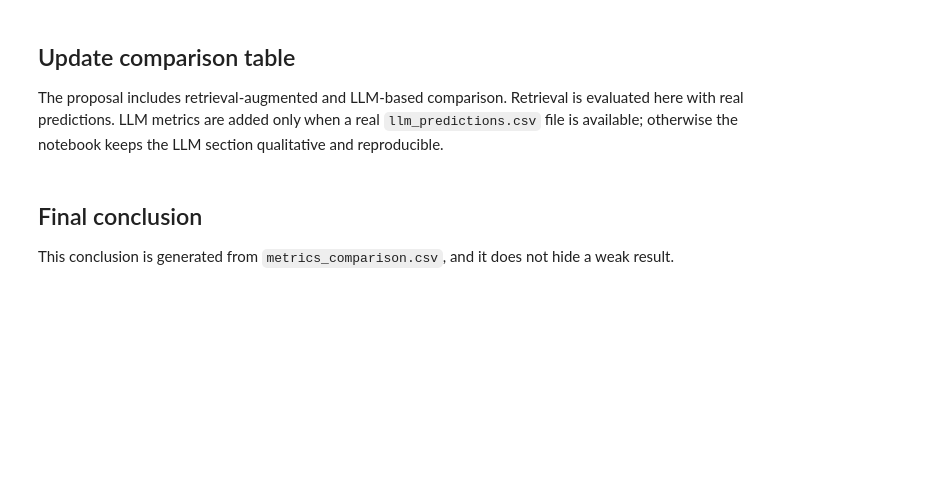
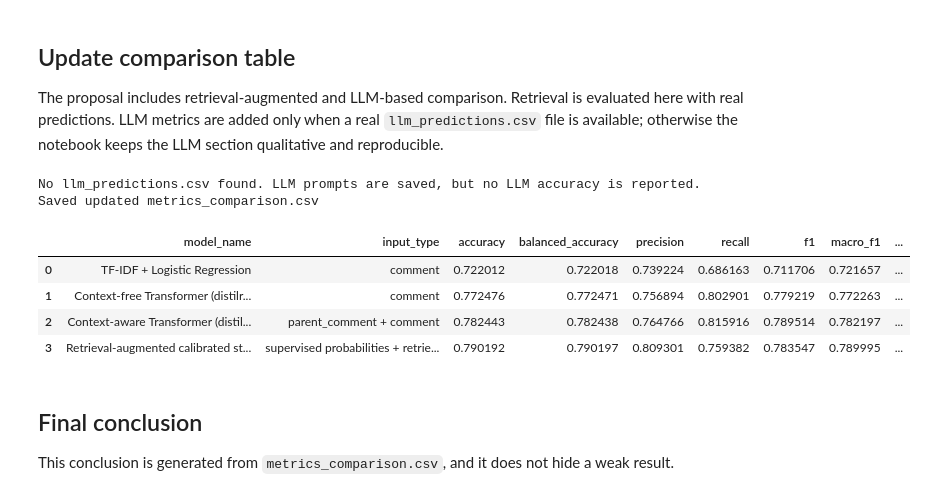
Before and after one commit to mina-mtb/Sarcasm-Detection, a Jupyter notebook: 04_retrieval_and_llm_prompts.ipynb, the cells around one changed output. Drawn from its saved outputs; the diff is of its cells as text; code cells hidden in the pictures; blank space fills up the shorter version.

```diff
--- a/04_retrieval_and_llm_prompts.ipynb
+++ b/04_retrieval_and_llm_prompts.ipynb
@@ -1179,10 +1304,32 @@ def evaluate_binary_predictions(model_name, input_type, y_true, y_pred, y_score=
 
 comparison_rows = metrics_comparison.copy()
 
+if "model_name" in comparison_rows.columns:
+    retrieval_mask = comparison_rows["model_name"].astype(str).str.lower().str.contains("retrieval", regex=False)
+    if retrieval_mask.any():
+        comparison_rows = comparison_rows.loc[~retrieval_mask].copy()
+        print("Removed existing retrieval rows before adding the current retrieval result.")
+
 if retrieval_metrics is not None:
-    comparison_rows = comparison_rows[
-        comparison_rows["model_name"] != retrieval_metrics["model_name"]
-    ].copy()
+    expected_test_samples = int(len(test_df))
+    expected_positive_samples = int((test_df["label"].astype(int) == 1).sum())
+    expected_negative_samples = int((test_df["label"].astype(int) == 0).sum())
+    actual_counts = (
+        int(retrieval_metrics["test_samples"]),
+        int(retrieval_metrics["positive_samples"]),
+        int(retrieval_metrics["negative_samples"]),
+    )
+    expected_counts = (
+        expected_test_samples,
+        expected_positive_samples,
+        expected_negative_samples,
+    )
+    if actual_counts != expected_counts:
+        raise ValueError(
+            "Retrieval metrics are not using the same full test split as the supervised models. "
+            f"Expected {expected_counts}, got {actual_counts}."
+        )
+
     comparison_rows = pd.concat(
         [comparison_rows, pd.DataFrame([retrieval_metrics])],
         ignore_index=True,
@@ -1214,33 +1361,41 @@ if llm_predictions_path is not None:
                     "The notebook does not call a paid LLM API."
                 ),
             )
             llm_metrics.append(row)
 
     if llm_metrics:
         comparison_rows = comparison_rows[
             ~comparison_rows["model_name"].isin([row["model_name"] for row in llm_metrics])
         ].copy()
         comparison_rows = pd.concat(
             [comparison_rows, pd.DataFrame(llm_metrics)],
             ignore_index=True,
         )
         pd.DataFrame(llm_metrics).to_csv(Path(OUTPUT_DIR) / "llm_metrics.csv", index=False)
         print("Saved llm_metrics.csv")
     else:
         print("llm_predictions.csv was found, but no supported prediction columns were present.")
 else:
     print("No llm_predictions.csv found. LLM prompts are saved, but no LLM accuracy is reported.")
 
 metric_columns = list(metrics_comparison.columns)
 for column in metric_columns:
     if column not in comparison_rows.columns:
         comparison_rows[column] = np.nan
 extra_columns = [column for column in comparison_rows.columns if column not in metric_columns]
 metrics_comparison = comparison_rows[metric_columns + extra_columns].copy()
 metrics_comparison.to_csv(Path(OUTPUT_DIR) / "metrics_comparison.csv", index=False)
 
 print("Saved updated metrics_comparison.csv")
 display(metrics_comparison)
+# %% [output]
+No llm_predictions.csv found. LLM prompts are saved, but no LLM accuracy is reported.
+Saved updated metrics_comparison.csv
+|  | model_name | input_type | accuracy | balanced_accuracy | precision | recall | f1 | macro_f1 | ... |
+| 0 | TF-IDF + Logistic Regression | comment | 0.722012 | 0.722018 | 0.739224 | 0.686163 | 0.711706 | 0.721657 | ... |
+| 1 | Context-free Transformer (distilr... | comment | 0.772476 | 0.772471 | 0.756894 | 0.802901 | 0.779219 | 0.772263 | ... |
+| 2 | Context-aware Transformer (distil... | parent_comment + comment | 0.782443 | 0.782438 | 0.764766 | 0.815916 | 0.789514 | 0.782197 | ... |
+| 3 | Retrieval-augmented calibrated st... | supervised probabilities + retrie... | 0.790192 | 0.790197 | 0.809301 | 0.759382 | 0.783547 | 0.789995 | ... |
 # %% [markdown]
 ## Final conclusion
 
```
Also changed, not shown: parts of 10 cells of this notebook.
